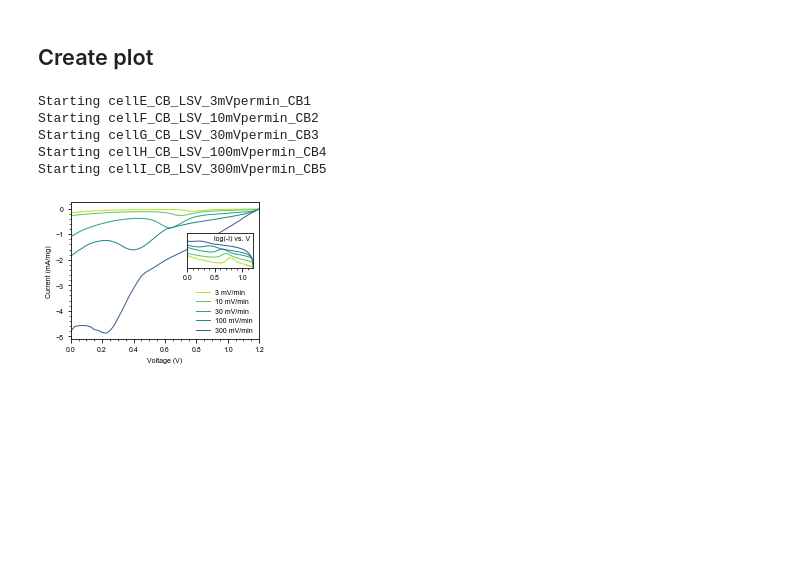
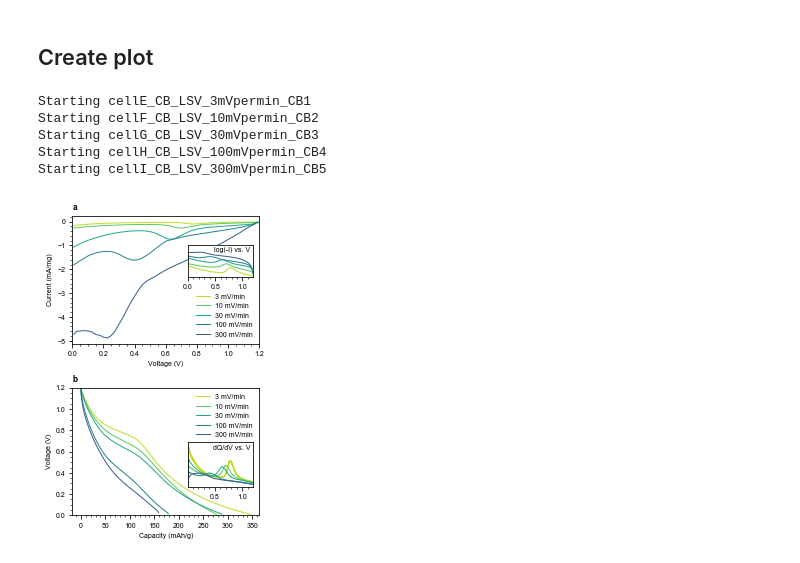
Before and after one commit to petermattia/first-cycle-SEI-on-carbon-black, a Jupyter notebook: LSV/LSV.ipynb, the cells around one changed output. Cells and saved outputs as stored; diff of their text form; code cells hidden in the pictures; blank space fills up the shorter version.

```diff
--- a/LSV/LSV.ipynb
+++ b/LSV/LSV.ipynb
@@ -76,23 +77,40 @@ for k, file in enumerate(file_list):
 # %% [markdown]
 ## Create plot
 # %%
-fig, ax = plt.subplots(figsize=(fig_width, fig_height), nrows=1, ncols=1)
+fig, ax = plt.subplots(figsize=(fig_width, fig_height*2), nrows=2, ncols=1)
+
+# Set main axes labels
+ax[0].set_title('a', loc='left', weight='bold')
+ax[1].set_title('b', loc='left', weight='bold')
 
 # Plot settings
-ax.set_xlabel('Voltage (V)')
-ax.set_ylabel('Current (mA/mg)')
-ax.xaxis.set_minor_locator(AutoMinorLocator())
-ax.yaxis.set_minor_locator(AutoMinorLocator())
-ax.set_xlim([0, 1.2])
+ax[0].set_xlabel('Voltage (V)')
+ax[1].set_xlabel('Capacity (mAh/g)')
+ax[0].set_ylabel('Current (mA/mg)')
+ax[1].set_ylabel('Voltage (V)')
+ax[0].xaxis.set_minor_locator(AutoMinorLocator())
+ax[0].yaxis.set_minor_locator(AutoMinorLocator())
+ax[1].xaxis.set_minor_locator(AutoMinorLocator())
+ax[1].yaxis.set_minor_locator(AutoMinorLocator())
+ax[0].set_xlim([0, 1.2])
+ax[1].set_ylim([0, 1.2])
 
-ax_inset0 = inset_axes(ax, width='100%', height='100%',
+ax_inset0 = inset_axes(ax[0], width='100%', height='100%',
                        bbox_to_anchor=(0.6, 0.55, 0.35, 0.25),
-                       bbox_transform=ax.transAxes,
+                       bbox_transform=ax[0].transAxes,
                        loc='upper left')
-#ax_inset0.set_xlabel('Voltage (V)', labelpad=-0.1)
 ax_inset0.xaxis.set_minor_locator(AutoMinorLocator())
 ax_inset0.set_xlim([0, 1.2])
 ax_inset0.set_ylim([1e-2, 30])
+
+ax_inset1 = inset_axes(ax[1], width='100%', height='100%',
+                       bbox_to_anchor=(0.6, 0.25, 0.35, 0.35),
+                       bbox_transform=ax[1].transAxes,
+                       loc='upper left')
+ax_inset1.xaxis.set_minor_locator(AutoMinorLocator())
+ax_inset1.set_xlim([0.01, 1.2])
+ax_inset1.yaxis.set_ticks([])
+
 
 colors = cm.viridis(np.linspace(0.9, 0.3, 5))[:,0:3]
 
@@ -113,37 +131,50 @@ for k, file in enumerate(file_list):
     data = data[:idx2]
 
     # Get mass
     m = masses[k]
 
     # Get columns
     redox = data[:,0]
-    time = data[:,1]
+    time = (data[:,1] - data[0,1]) / 3600
     voltage = data[:,2]
     current = data[:,3] / m
 
+    # Numerically integrate
+    Q = 1000 * cumtrapz(y=-current, x=time) # mAh/mg -> mAh/g
+
     # Light smoothing
-    if speed < 11:
-        voltage = savgol_filter(voltage, 5, 1)
-        current = savgol_filter(current, 5, 1)
+    if speed < 31:
+        voltage = savgol_filter(voltage, 21, 1)
+        current = savgol_filter(current, 21, 1)
+
+    # Get dQ/dV
+    dQdV = np.gradient(Q, voltage[:-1])
 
     # Plot
-    ax.plot(voltage, current, color=colors[k],
+    ax[0].plot(voltage, current, color=colors[k],
+            label=str(speed) + ' mV/min')
+    ax[1].plot(Q, voltage[:-1], color=colors[k],
             label=str(speed) + ' mV/min')
 
     ax_inset0.semilogy(voltage, -current, color=colors[k])
+    ax_inset1.plot(voltage[:-1], -dQdV, color=colors[k])
 
-ax.legend(frameon=False, loc='lower right')
+ax[0].legend(frameon=False)
+ax[1].legend(frameon=False, loc='upper right')
 ax_inset0.get_yaxis().set_ticks([])
 
 ax_inset0.annotate('log(-I) vs. V', (0.95, 0.95), xycoords='axes fraction',
                    horizontalalignment='right', verticalalignment='top')
 
+ax_inset1.annotate('dQ/dV vs. V', (0.95, 0.95), xycoords='axes fraction',
+                   horizontalalignment='right', verticalalignment='top')
+
 plt.tight_layout()
 plt.savefig(figpath / 'LSV.eps', bbox_inches='tight', format='eps')
 # %% [output]
 Starting cellE_CB_LSV_3mVpermin_CB1
 Starting cellF_CB_LSV_10mVpermin_CB2
 Starting cellG_CB_LSV_30mVpermin_CB3
 Starting cellH_CB_LSV_100mVpermin_CB4
 Starting cellI_CB_LSV_300mVpermin_CB5
-[figure, old version]
+[figure, new version]
```
Also changed, not shown: parts of 2 cells of this notebook, 14 other files.
